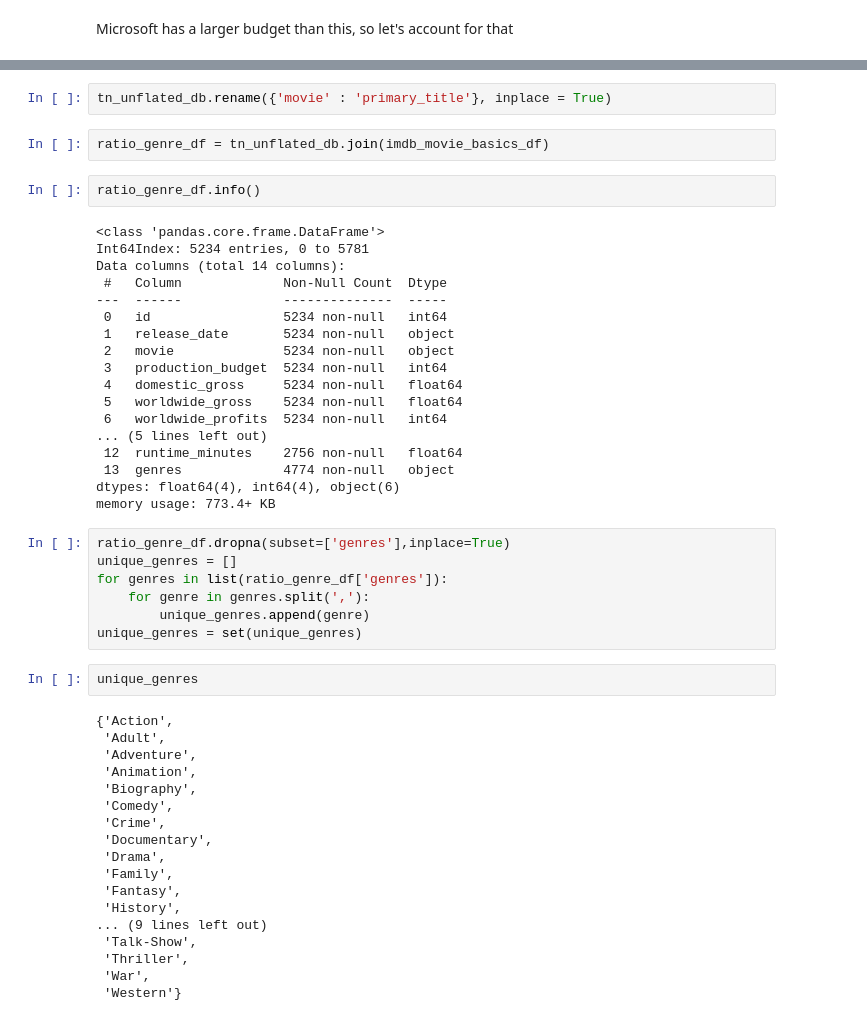
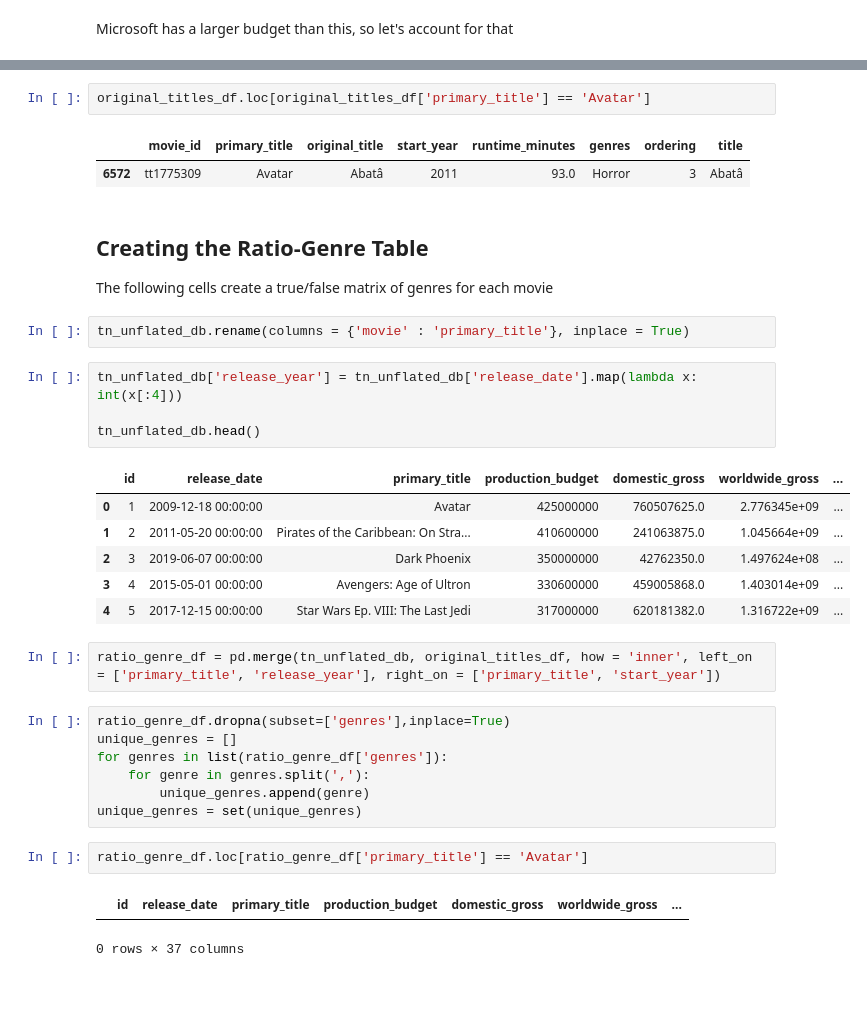
Before and after one commit to DanlBradley/dsc-phase-1-project-v2-3, a Jupyter notebook: alex.ipynb, the cells around one changed output, grey strips where cells are left out. Drawn from its saved outputs; the diff is of its cells as text; blank space fills up the shorter version.

Commit message:
cleaned duplicates from imdb and tn joined dataframes

```diff
--- a/alex.ipynb
+++ b/alex.ipynb
@@ -331,27 +346,27 @@ imdb_movie_basics_df.head()
+# %%
+original_titles_df.loc[original_titles_df['primary_title'] == 'Avatar']
+# %% [output]
+|  | movie_id | primary_title | original_title | start_year | runtime_minutes | genres | ordering | title |
+| 6572 | tt1775309 | Avatar | Abatâ | 2011 | 93.0 | Horror | 3 | Abatâ |
+# %% [markdown]
+## Creating the Ratio-Genre Table
+
+The following cells create a true/false matrix of genres for each movie
 # %%
-tn_unflated_db.rename({'movie' : 'primary_title'}, inplace = True)
+tn_unflated_db.rename(columns = {'movie' : 'primary_title'}, inplace = True)
-# %%
-ratio_genre_df = tn_unflated_db.join(imdb_movie_basics_df)
-# %%
-ratio_genre_df.info()
-# %% [output]
-<class 'pandas.core.frame.DataFrame'>
-Int64Index: 5234 entries, 0 to 5781
-Data columns (total 14 columns):
- #   Column             Non-Null Count  Dtype
----  ------             --------------  -----
- 0   id                 5234 non-null   int64
- 1   release_date       5234 non-null   object
- 2   movie              5234 non-null   object
- 3   production_budget  5234 non-null   int64
- 4   domestic_gross     5234 non-null   float64
- 5   worldwide_gross    5234 non-null   float64
- 6   worldwide_profits  5234 non-null   int64
-... (5 lines left out)
- 12  runtime_minutes    2756 non-null   float64
- 13  genres             4774 non-null   object
-dtypes: float64(4), int64(4), object(6)
-memory usage: 773.4+ KB
+# %%
+tn_unflated_db['release_year'] = tn_unflated_db['release_date'].map(lambda x: int(x[:4]))
+
+tn_unflated_db.head()
+# %% [output]
+|  | id | release_date | primary_title | production_budget | domestic_gross | worldwide_gross | ... |
+| 0 | 1 | 2009-12-18 00:00:00 | Avatar | 425000000 | 760507625.0 | 2.776345e+09 | ... |
+| 1 | 2 | 2011-05-20 00:00:00 | Pirates of the Caribbean: On Stra... | 410600000 | 241063875.0 | 1.045664e+09 | ... |
+| 2 | 3 | 2019-06-07 00:00:00 | Dark Phoenix | 350000000 | 42762350.0 | 1.497624e+08 | ... |
+| 3 | 4 | 2015-05-01 00:00:00 | Avengers: Age of Ultron | 330600000 | 459005868.0 | 1.403014e+09 | ... |
+| 4 | 5 | 2017-12-15 00:00:00 | Star Wars Ep. VIII: The Last Jedi | 317000000 | 620181382.0 | 1.316722e+09 | ... |
+# %%
+ratio_genre_df = pd.merge(tn_unflated_db, original_titles_df, how = 'inner', left_on = ['primary_title', 'release_year'], right_on = ['primary_title', 'start_year'])
 # %%
 ratio_genre_df.dropna(subset=['genres'],inplace=True)
 unique_genres = []
@@ -359,26 +374,11 @@ for genres in list(ratio_genre_df['genres']):
     for genre in genres.split(','):
         unique_genres.append(genre)
 unique_genres = set(unique_genres)
-# %%
-unique_genres
-# %% [output]
-{'Action',
- 'Adult',
- 'Adventure',
- 'Animation',
- 'Biography',
- 'Comedy',
- 'Crime',
- 'Documentary',
- 'Drama',
- 'Family',
- 'Fantasy',
- 'History',
-... (9 lines left out)
- 'Talk-Show',
- 'Thriller',
- 'War',
- 'Western'}
+# %%
+ratio_genre_df.loc[ratio_genre_df['primary_title'] == 'Avatar']
+# %% [output]
+|  | id | release_date | primary_title | production_budget | domestic_gross | worldwide_gross | ... |
+0 rows × 37 columns
 # %%
 for genre in unique_genres:
     ratio_genre_df[genre] = ratio_genre_df['genres'].map(lambda x: genre in x)
```
Also changed, not shown: parts of 12 cells of this notebook, 1 other file.
